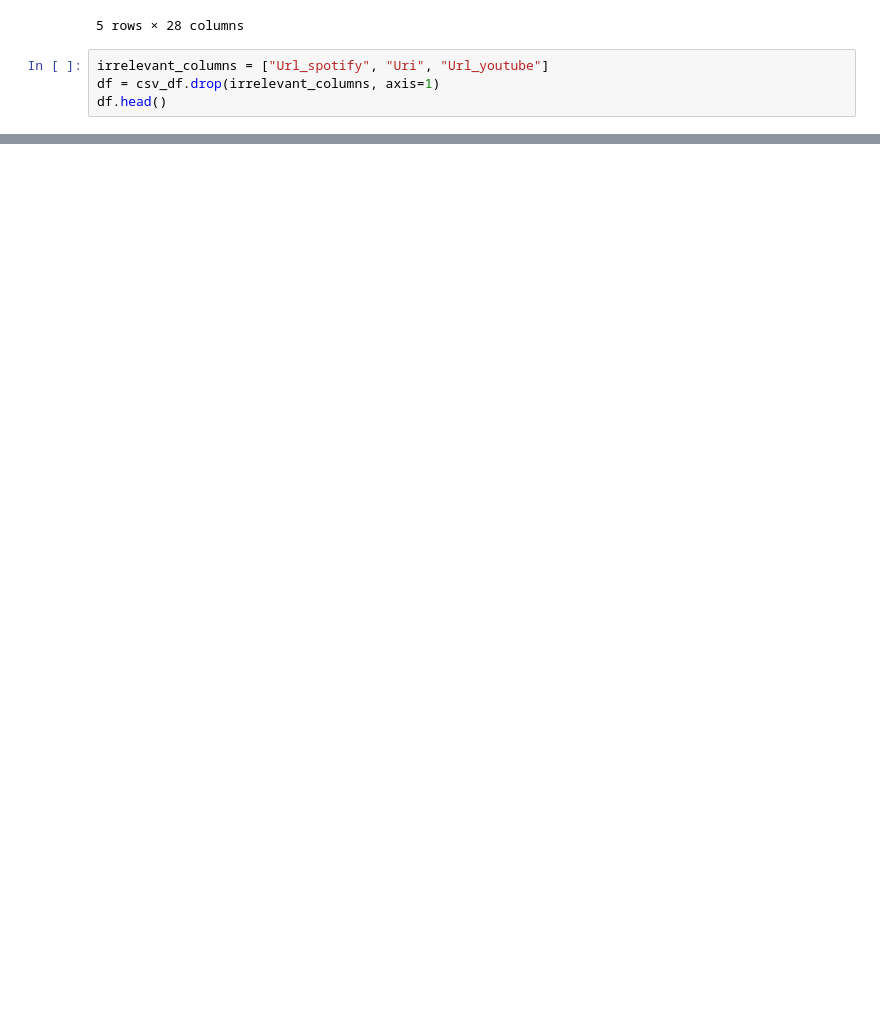
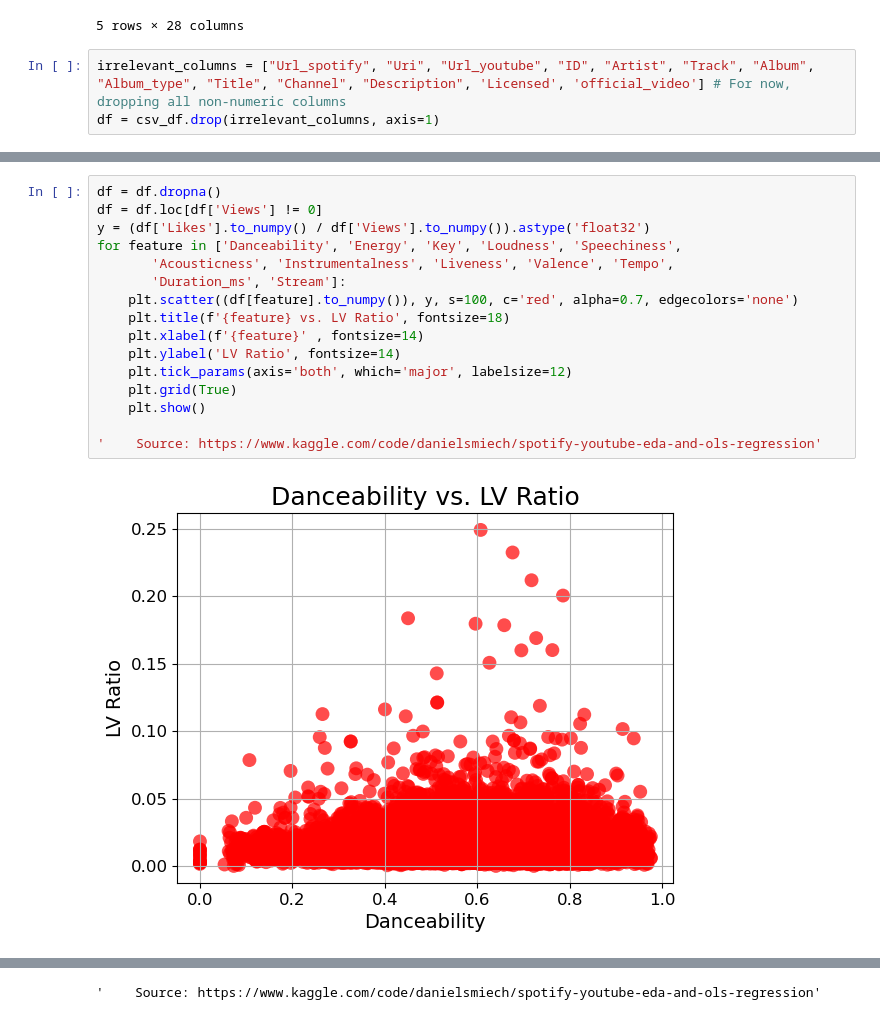
Before and after one commit to NickyDCFP/Machine-Learning-4563-Final-Project, a Jupyter notebook: skeleton.ipynb, the cells around one changed output, grey strips where cells are left out. Cells and saved outputs as stored; diff of their text form; blank space fills up the shorter version.

```diff
--- a/skeleton.ipynb
+++ b/skeleton.ipynb
@@ -24,6 +40,5 @@ csv_df.head()
 | 4 | 4 | Gorillaz | https://open.spotify.com/artist/3... | Clint Eastwood | Gorillaz | album | spotify:track:7yMiX7n9SBvadzox8T5jzT | 0.663 | 0.694 | 10.0 | ... |
 5 rows × 28 columns
 # %%
-irrelevant_columns = ["Url_spotify", "Uri", "Url_youtube"]
+irrelevant_columns = ["Url_spotify", "Uri", "Url_youtube", "ID", "Artist", "Track", "Album", "Album_type", "Title", "Channel", "Description", 'Licensed', 'official_video'] # For now, dropping all non-numeric columns
 df = csv_df.drop(irrelevant_columns, axis=1)
-df.head()
@@ -37,0 +45,18 @@ df.head()
+# %%
+df = df.dropna()
+df = df.loc[df['Views'] != 0]
+y = (df['Likes'].to_numpy() / df['Views'].to_numpy()).astype('float32')
+for feature in ['Danceability', 'Energy', 'Key', 'Loudness', 'Speechiness',
+       'Acousticness', 'Instrumentalness', 'Liveness', 'Valence', 'Tempo',
+       'Duration_ms', 'Stream']:
+    plt.scatter((df[feature].to_numpy()), y, s=100, c='red', alpha=0.7, edgecolors='none')
+    plt.title(f'{feature} vs. LV Ratio', fontsize=18)
+    plt.xlabel(f'{feature}' , fontsize=14)
+    plt.ylabel('LV Ratio', fontsize=14)
+    plt.tick_params(axis='both', which='major', labelsize=12)
+    plt.grid(True)
+    plt.show()
+
+'    Source: https://www.kaggle.com/code/danielsmiech/spotify-youtube-eda-and-ols-regression'
+# %% [output]
+[figure, added]
@@ -37,0 +74 @@ df.head()
+'    Source: https://www.kaggle.com/code/danielsmiech/spotify-youtube-eda-and-ols-regression'
```
Also changed, not shown: parts of 7 cells of this notebook, 1 other file.
